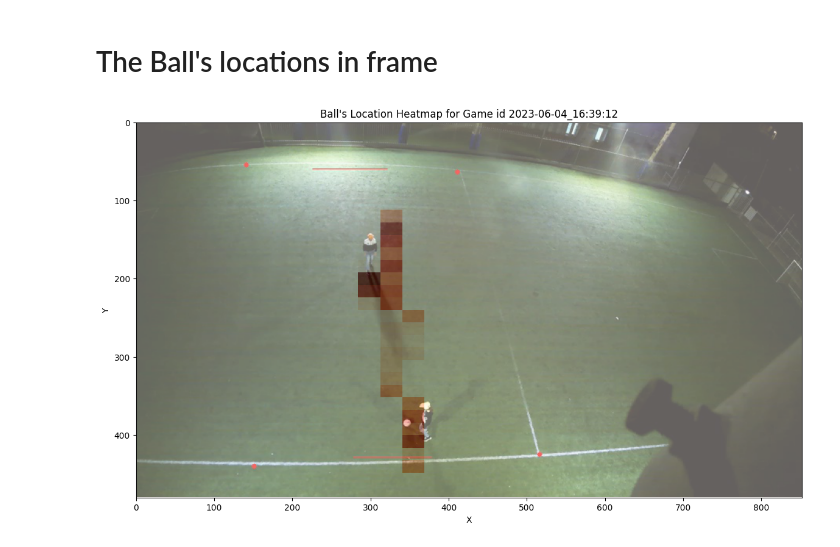
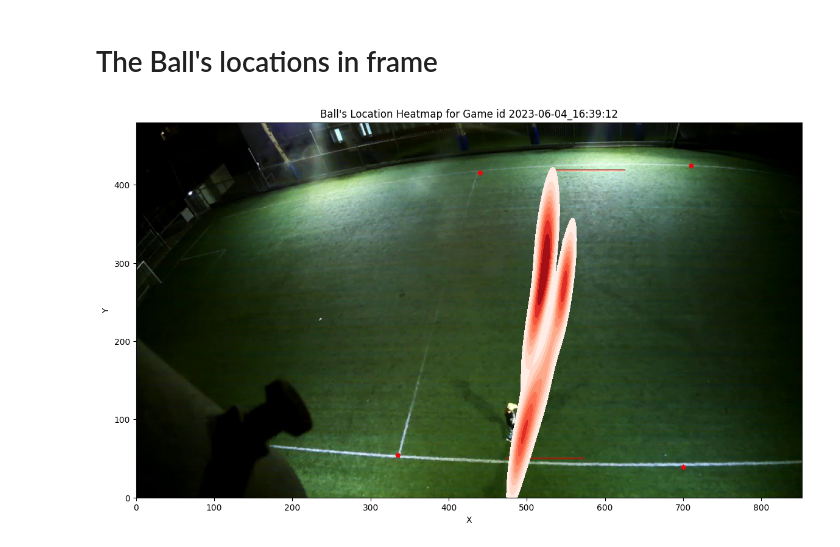
Before and after one commit to yuvalBerghaus/Data_Analysis, a Jupyter notebook: sense_eye_analysis_new.ipynb, the cells around one changed output. Drawn from its saved outputs; the diff is of its cells as text; code cells hidden in the pictures.

```diff
--- a/sense_eye_analysis_new.ipynb
+++ b/sense_eye_analysis_new.ipynb
@@ -195,6 +149,7 @@ import json
 import matplotlib.pyplot as plt
 import numpy as np
 from PIL import Image
+import seaborn as sns
 
 # Load the JSON data from a file or API
 with open('traces.json', 'r') as f:
@@ -202,15 +157,16 @@ with open('traces.json', 'r') as f:
 
 # Load the background image
 img = Image.open('field.jpeg')
-img = img.rotate(180)
-# Create a figure and axis objects with a larger size
-fig, ax = plt.subplots(figsize=(16, 8))
-# Set the aspect ratio of the image to match the dimensions of the plot
-aspect = img.width / float(img.height)
-ax.set_aspect(aspect)
+
+# Create a figure and axis objects with the same size as the background image
+fig, ax = plt.subplots(figsize=(img.width/100, img.height/80))  # Adjust aspect ratio here
 
 # Plot the background image
 ax.imshow(img)
+
+# Set the x and y limits of the axis to match the dimensions of the image
+ax.set_xlim([0, img.width])
+ax.set_ylim([img.height, 0])
 
 # Group the data by gameId
 groups = {}
@@ -226,18 +182,14 @@ for gameId, coords in groups.items():
     if len(coords) > 0:
         coords = np.array(coords)
 
-        # Rotate the coordinates by 180 degrees
-        rotated_coords = np.array([[img.width - x, img.height - y] for x, y in coords])
+        # Create a heatmap using seaborn
+        sns.kdeplot(data=coords, x=coords[:, 0], y=coords[:, 1], cmap='viridis', fill=True, thresh=0.05, ax=ax)
 
-        # Set the range of the heatmap to match the image dimensions
-        im, _, _, _ = ax.hist2d(rotated_coords[:, 0], img.height - rotated_coords[:, 1], bins=30, cmap=plt.cm.Reds, alpha=0.4, range=[[0, img.width], [0, img.height]])
-
-        ax.set_title(f"Players Location Heatmap for Game id {gameId}")
+        ax.set_title(f"Players Location Heatmap for Gameid {gameId}")
         ax.set_xlabel("X")
         ax.set_ylabel("Y")
-
-        # Save the figure as an image file
-        plt.savefig(f'heatmap_game_{gameId}.png')
+        plt.colorbar(ax.collections[0], ax=ax)
+        plt.show()
     else:
         print(f"No players locations found for Game {gameId}")
 # %% [output]
@@ -249,6 +201,7 @@ import json
 import matplotlib.pyplot as plt
 import numpy as np
 from PIL import Image
+import seaborn as sns
 
 # Load the JSON data from a file or API
 with open('traces.json', 'r') as f:
@@ -256,9 +209,6 @@ with open('traces.json', 'r') as f:
 
 # Load the background image
 img = Image.open('field.jpeg')
-
-# Rotate the image by 180 degrees
-img = img.rotate(180)
 
 # Create a figure and axis objects with a larger size
 fig, ax = plt.subplots(figsize=(16, 8))
@@ -269,35 +219,40 @@ ax.set_aspect(aspect)
 
 # Plot the flipped background image
 ax.imshow(np.flipud(img))
 
 # Group the data by gameId
 groups = {}
 for d in data:
     gameId = d["gameId"]
     if gameId not in groups:
         groups[gameId] = []
     if d["class"] == "ball":
         groups[gameId].append([d["properties"]["x"], d["properties"]["y"]])
 
 # Create a heatmap for each group
 for gameId, coords in groups.items():
     if len(coords) > 0:
         coords = np.array(coords)
 
-        # Swap X and Y coordinates
-        coords[:, 0], coords[:, 1] = img.width - coords[:, 0], img.height - coords[:, 1]
+        # Create a heatmap using seaborn
+        ax = sns.kdeplot(data=coords, x=coords[:, 0], y=coords[:, 1],
+                         cmap='Reds', fill=True, thresh=0.05)
 
-        # Set the range of the heatmap to match the image dimensions
-        im, _, _, _ = ax.hist2d(coords[:, 0], coords[:, 1], bins=30, cmap=plt.cm.Reds, alpha=0.4, range=[[0, img.width], [0, img.height]])
         ax.set_title(f"Ball's Location Heatmap for Game id {gameId}")
         ax.set_xlabel("X")
         ax.set_ylabel("Y")
+
+        # Set the origin of the x-axis and y-axis to bottom left
+        ax.set_xlim([0, img.width])
+        ax.set_ylim([img.height, 0])
+
+
 
         # Flip the Y-axis
         ax.invert_yaxis()
 
         plt.show()
     else:
         print(f"No balls locations found for Game {gameId}")
 # %% [output]
-[figure, old version]
+[figure, new version]
```
Also changed, not shown: parts of 2 cells of this notebook.
